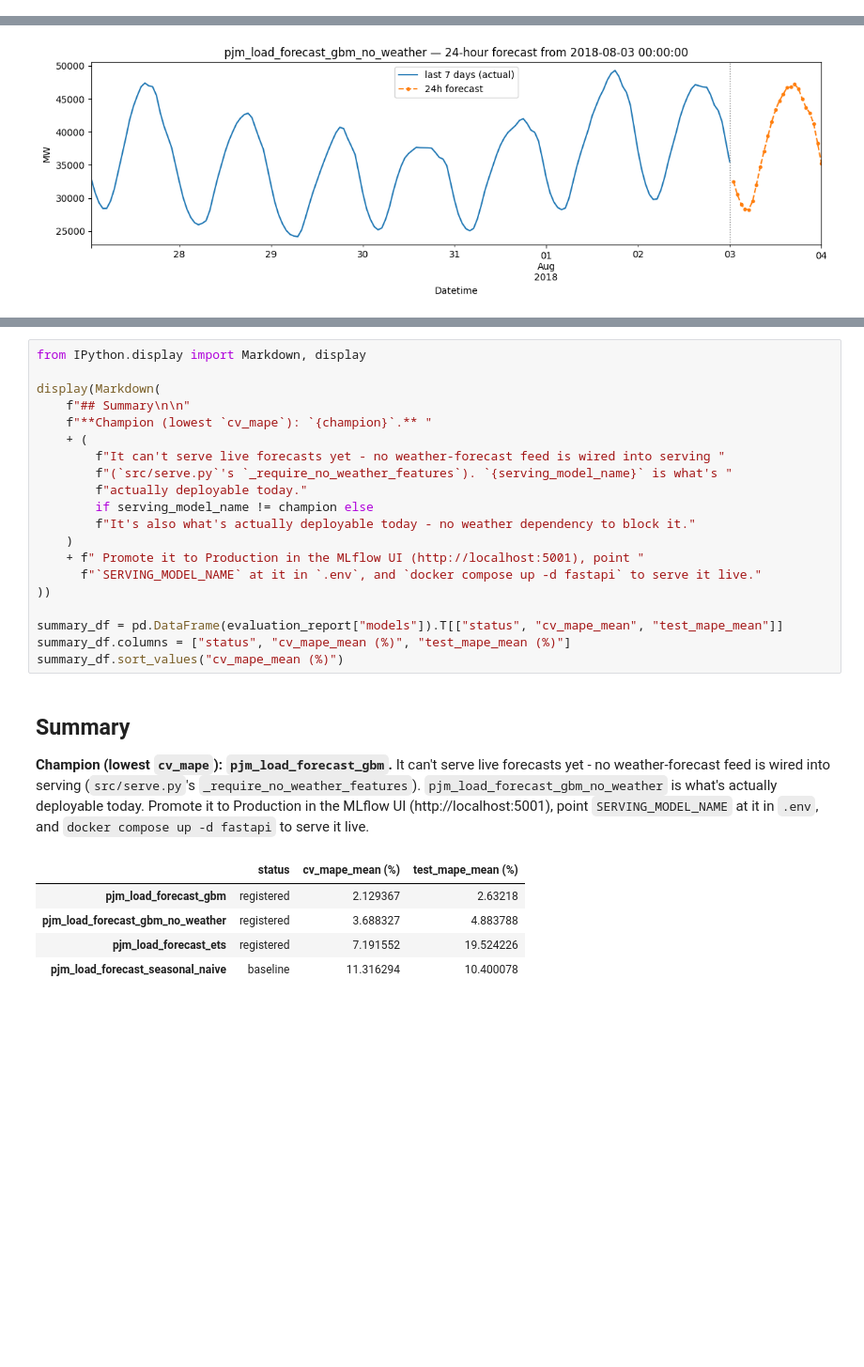
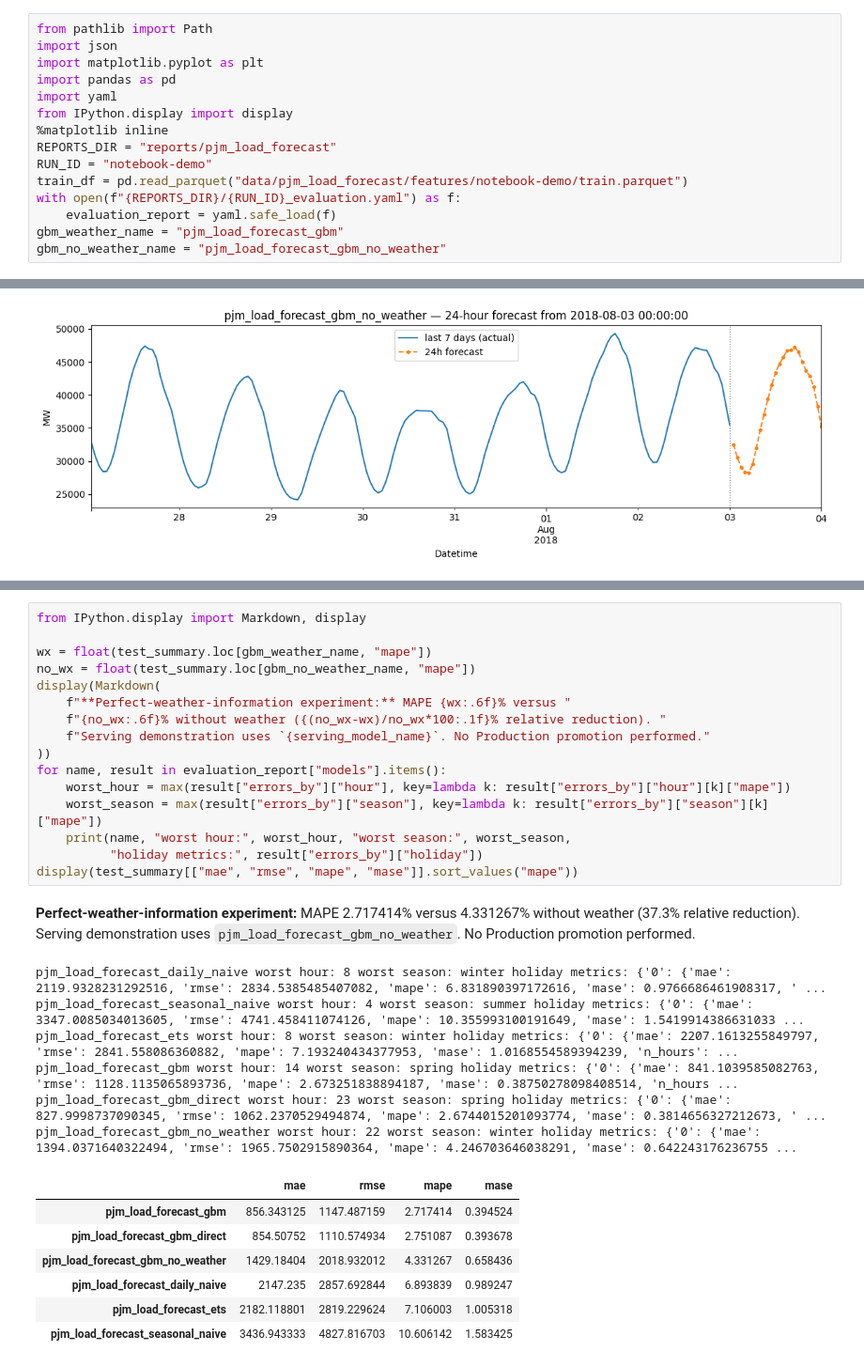
Before and after one commit to VickyGuo0907/ml_pipeline, a Jupyter notebook: notebooks/pjm_load_forecast_pipeline.ipynb, the cells around one changed output, grey strips where cells are left out. Shown at 94% size. Saved outputs shown, nothing was run; the diff lists cells and outputs as text; blank space fills up the shorter version.

```diff
--- a/notebooks/pjm_load_forecast_pipeline.ipynb
+++ b/notebooks/pjm_load_forecast_pipeline.ipynb
@@ -19,3 +1,18 @@ full dataset scale (see the "Known limitations" note near the end).
+# %%
+from pathlib import Path
+import json
+import matplotlib.pyplot as plt
+import pandas as pd
+import yaml
+from IPython.display import display
+%matplotlib inline
+REPORTS_DIR = "reports/pjm_load_forecast"
+RUN_ID = "notebook-demo"
+train_df = pd.read_parquet("data/pjm_load_forecast/features/notebook-demo/train.parquet")
+with open(f"{REPORTS_DIR}/{RUN_ID}_evaluation.yaml") as f:
+    evaluation_report = yaml.safe_load(f)
+gbm_weather_name = "pjm_load_forecast_gbm"
+gbm_no_weather_name = "pjm_load_forecast_gbm_no_weather"
 # %%
 import os
 from pathlib import Path
@@ -492,29 +773,31 @@ ahead of the canonical tutorial before this comparison.
 # %%
 from IPython.display import Markdown, display
 
+wx = float(test_summary.loc[gbm_weather_name, "mape"])
+no_wx = float(test_summary.loc[gbm_no_weather_name, "mape"])
 display(Markdown(
-    f"## Summary\n\n"
-    f"**Champion (lowest `cv_mape`): `{champion}`.** "
-    + (
-        f"It can't serve live forecasts yet - no weather-forecast feed is wired into serving "
-        f"(`src/serve.py`'s `_require_no_weather_features`). `{serving_model_name}` is what's "
-        f"actually deployable today."
-        if serving_model_name != champion else
-        f"It's also what's actually deployable today - no weather dependency to block it."
-    )
-    + f" Promote it to Production in the MLflow UI (http://localhost:5001), point "
-      f"`SERVING_MODEL_NAME` at it in `.env`, and `docker compose up -d fastapi` to serve it live."
+    f"**Perfect-weather-information experiment:** MAPE {wx:.6f}% versus "
+    f"{no_wx:.6f}% without weather ({(no_wx-wx)/no_wx*100:.1f}% relative reduction). "
+    f"Serving demonstration uses `{serving_model_name}`. No Production promotion performed."
 ))
-
-summary_df = pd.DataFrame(evaluation_report["models"]).T[["status", "cv_mape_mean", "test_mape_mean"]]
-summary_df.columns = ["status", "cv_mape_mean (%)", "test_mape_mean (%)"]
-summary_df.sort_values("cv_mape_mean (%)")
+for name, result in evaluation_report["models"].items():
+    worst_hour = max(result["errors_by"]["hour"], key=lambda k: result["errors_by"]["hour"][k]["mape"])
+    worst_season = max(result["errors_by"]["season"], key=lambda k: result["errors_by"]["season"][k]["mape"])
+    print(name, "worst hour:", worst_hour, "worst season:", worst_season,
+          "holiday metrics:", result["errors_by"]["holiday"])
+display(test_summary[["mae", "rmse", "mape", "mase"]].sort_values("mape"))
 # %% [output]
-## Summary
-
-**Champion (lowest `cv_mape`): `pjm_load_forecast_gbm`.** It can't serve live forecasts yet - no weather-forecast feed is wired into serving (`src/serve.py`'s `_require_no_weather_features`). `pjm_load_forecast_gbm_no_weather` is what's actually deployable today. Promote it to Production in the MLflow UI (http://localhost:5001), point `SERVING_MODEL_NAME` at it in `.env`, and `docker compose up -d fastapi` to serve it live.
+**Perfect-weather-information experiment:** MAPE 2.717414% versus 4.331267% without weather (37.3% relative reduction). Serving demonstration uses `pjm_load_forecast_gbm_no_weather`. No Production promotion performed.
+pjm_load_forecast_daily_naive worst hour: 8 worst season: winter holiday metrics: {'0': {'mae': 2119.9328231292516, 'rmse': 2834.5385485407082, 'mape': 6.831890397172616, 'mase': 0.9766686461908317, ' ...
+pjm_load_forecast_seasonal_naive worst hour: 4 worst season: summer holiday metrics: {'0': {'mae': 3347.0085034013605, 'rmse': 4741.458411074126, 'mape': 10.355993100191649, 'mase': 1.5419914386631033 ...
+pjm_load_forecast_ets worst hour: 8 worst season: winter holiday metrics: {'0': {'mae': 2207.1613255849797, 'rmse': 2841.558086360882, 'mape': 7.193240434377953, 'mase': 1.0168554589394239, 'n_hours': ...
+pjm_load_forecast_gbm worst hour: 14 worst season: spring holiday metrics: {'0': {'mae': 841.1039585082763, 'rmse': 1128.1135065893736, 'mape': 2.673251838894187, 'mase': 0.38750278098408514, 'n_hours ...
+pjm_load_forecast_gbm_direct worst hour: 23 worst season: spring holiday metrics: {'0': {'mae': 827.9998737090345, 'rmse': 1062.2370529494874, 'mape': 2.6744015201093774, 'mase': 0.3814656327212673, ' ...
+pjm_load_forecast_gbm_no_weather worst hour: 22 worst season: winter holiday metrics: {'0': {'mae': 1394.0371640322494, 'rmse': 1965.7502915890364, 'mape': 4.246703646038291, 'mase': 0.642243176236755 ...
-|  | status | cv_mape_mean (%) | test_mape_mean (%) |
-| pjm_load_forecast_gbm | registered | 2.129367 | 2.63218 |
-| pjm_load_forecast_gbm_no_weather | registered | 3.688327 | 4.883788 |
-| pjm_load_forecast_ets | registered | 7.191552 | 19.524226 |
-| pjm_load_forecast_seasonal_naive | baseline | 11.316294 | 10.400078 |
+|  | mae | rmse | mape | mase |
+| pjm_load_forecast_gbm | 856.343125 | 1147.487159 | 2.717414 | 0.394524 |
+| pjm_load_forecast_gbm_direct | 854.50752 | 1110.574934 | 2.751087 | 0.393678 |
+| pjm_load_forecast_gbm_no_weather | 1429.18404 | 2018.932012 | 4.331267 | 0.658436 |
+| pjm_load_forecast_daily_naive | 2147.235 | 2857.692844 | 6.893839 | 0.989247 |
+| pjm_load_forecast_ets | 2182.118801 | 2819.229624 | 7.106003 | 1.005318 |
+| pjm_load_forecast_seasonal_naive | 3436.943333 | 4827.816703 | 10.606142 | 1.583425 |
```
Also changed, not shown: parts of 14 cells of this notebook, 15 other files.
